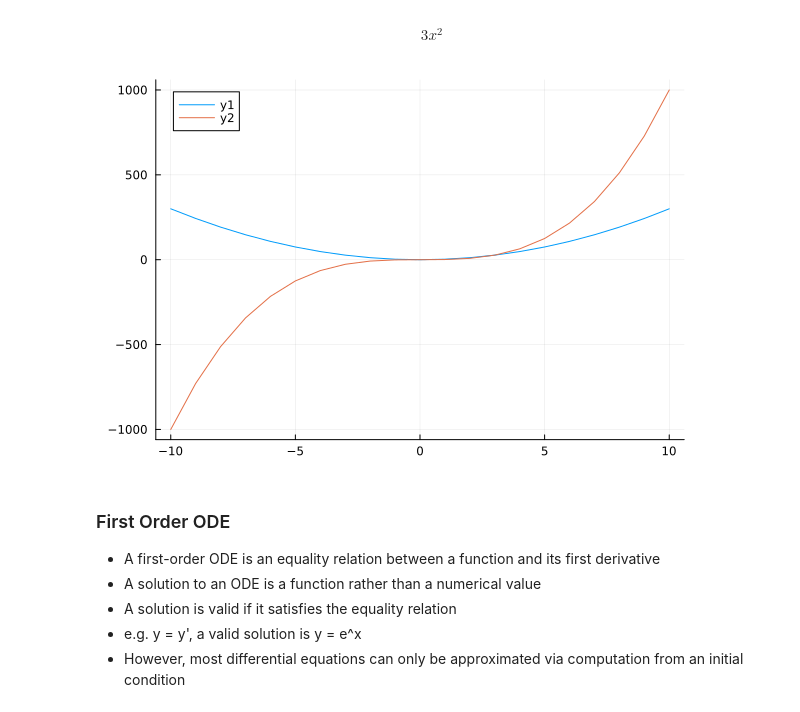
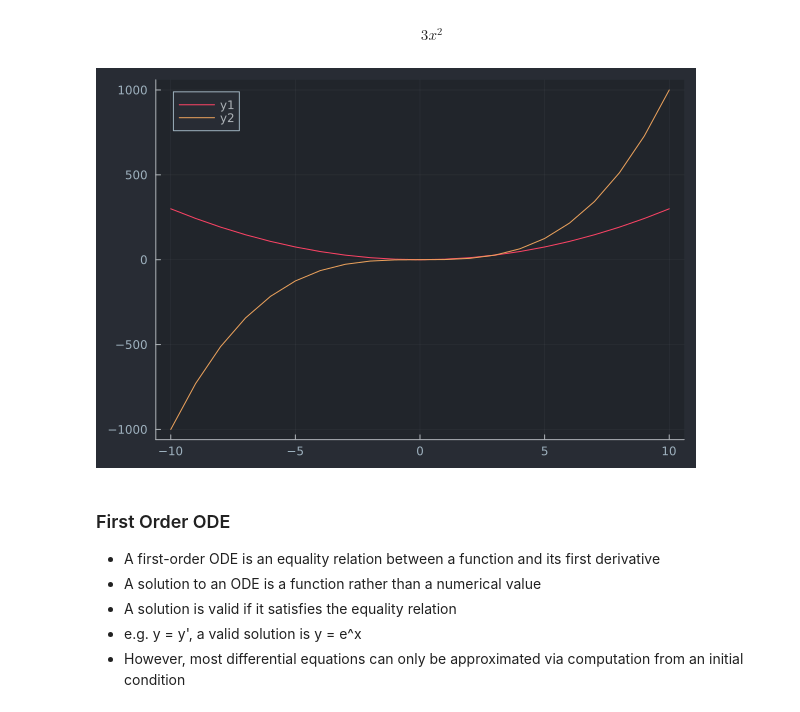
Before and after one commit to brandonmailhiot/julia-notebooks, a Jupyter notebook: differential_equations.ipynb, the cells around one changed output. Cells and saved outputs as stored; diff of their text form; code cells hidden in the pictures.

```diff
--- a/differential_equations.ipynb
+++ b/differential_equations.ipynb
@@ -27,15 +27,16 @@ $$ \begin{equation}
  $$
 # %%
 using Plots
+theme(:juno)
 
 # convert symbolic expression to Julia function
 dy = build_function(dy, x, expression = Val{false}) |> eval
 y = build_function(y, x, expression = Val{false}) |> eval
 
 plot!(-10:10, dy)
 plot!(-10:10, y)
 # %% [output]
-[figure, old version]
+[figure, new version]
 # %% [markdown]
 ### First Order ODE
 - A first-order ODE is an equality relation between a function and its first derivative
```
Also changed, not shown: parts of 3 cells of this notebook.
